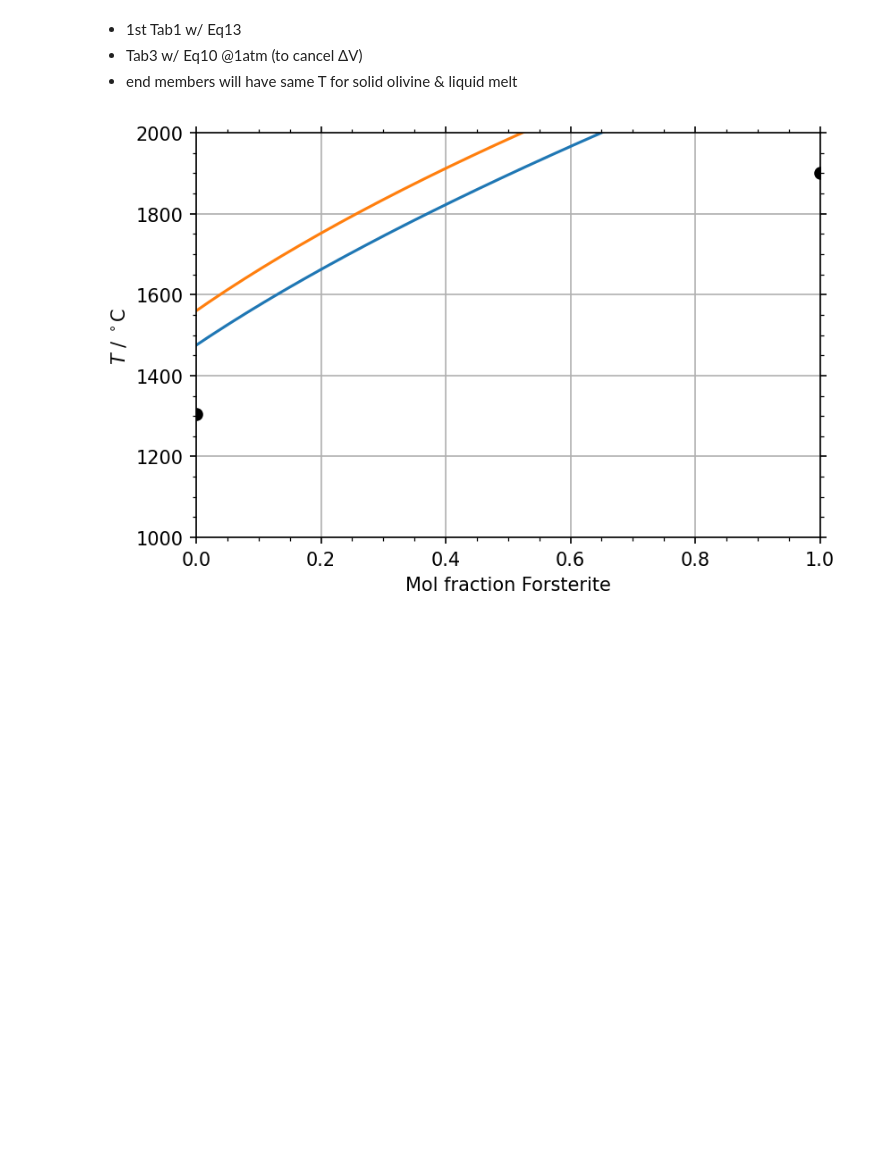
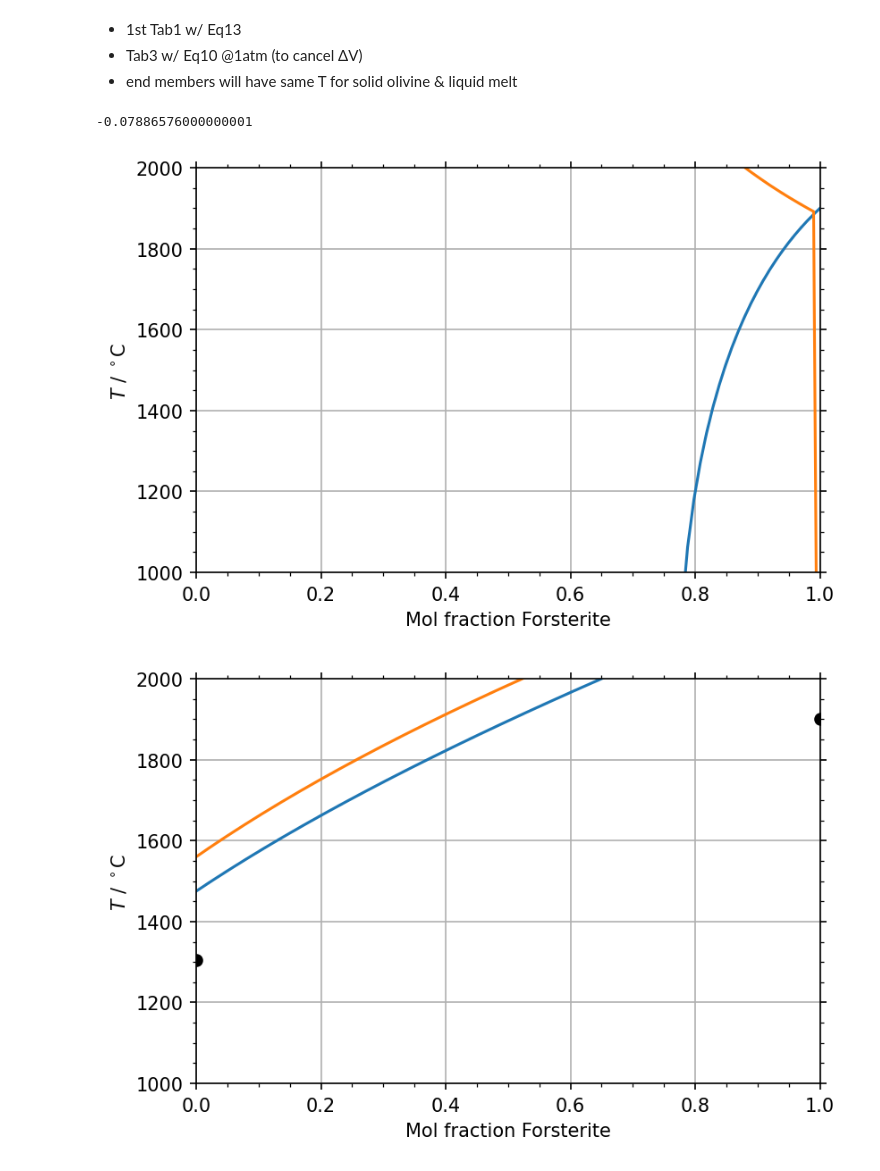
Before and after one commit to sabaronett/geol-710, a Jupyter notebook: PhaseDiagram.ipynb, the cells around one changed output. Cells and saved outputs as stored; diff of their text form; code cells hidden in the pictures; blank space fills up the shorter version.

```diff
--- a/PhaseDiagram.ipynb
+++ b/PhaseDiagram.ipynb
@@ -35,6 +49,59 @@ where $\psi^\alpha$ is the molar proportion of cations in the mineral, $\alpha$,
 # %%
 import matplotlib.pyplot as plt
 import numpy as np
+# %%
+x = 0.2
+A_Fe, B_Fe = 0.299, 0.027
+a = B_Fe
+b = A_Fe*x-B_Fe
+c = 1-(A_Fe+1)*x
+discr = b**2-4*a*c # discriminant
+discr
+# y1 = (-b+np.sqrt(b**2-4*a*c))/2/a
+# y2 = (-b-np.sqrt(b**2-4*a*c))/2/a
+# %% [output]
+-0.07886576000000001
+# %%
+# Physical constants, conversions
+R = 8.31446261815324            # gas constant [J/K/mol] or [m³Pa/K/mol]
+KtoC = -273.15                  # absolute zero in (deg) C
+
+# Table 1. Empirical constants for Eqs. 12 and 13
+A_Fe, B_Fe = 0.299, 0.027
+psi = 2/3                       # molar proportion of cations in olivine
+
+# Table 2. Thermodynamic parameters for olivine components in silicate melts
+DH_Mg, DH_Fe = 113.1e3, 109.9e3 # [J/mol]
+DS_Mg, DS_Fe = 52.05,   69.60   # [J/K/mol]
+
+# Endmember cases
+Fo1 = 1                         # 100% Forsterite (Mg)
+Fo0 = 0                         #   0% Forsterite (Fayalite, Fe)
+x = C_Mg = np.linspace(0, 1, 100)   # molar concentration of Forsterite
+
+# Eq. 13
+a = B_Fe
+b = A_Fe*x-B_Fe
+c = 1-(A_Fe+1)*x
+y = (-b+np.sqrt(b**2-4*a*c))/2/a
+D_Mg = x/y
+D_Fe = (1-x)/(1-y)
+
+# Eq. 10
+Ts_Mg = (DH_Mg/R)/(DS_Mg/R+2*np.log(D_Mg))
+Ts_Fe = (DH_Fe/R)/(DS_Fe/R+2*np.log(D_Fe))
+
+# Plot
+fig, ax = plt.subplots(dpi=150)
+ax.plot(x, Ts_Mg+KtoC)
+ax.plot(x, Ts_Fe+KtoC)
+ax.grid()
+ax.minorticks_on()
+ax.set(xlabel='Mol fraction Forsterite', ylabel=r'$T$ / $^\circ\mathrm{C}$',
+       xlim=(0, 1), ylim=(1000, 2000))
+ax.tick_params(axis='both', which='both', top=True, right=True)
+# %% [output]
+[figure, added]
 # %%
 # Physical constants, conversions
 R = 8.31446261815324            # gas constant [J/K/mol] or [m³Pa/K/mol]
```
Also changed, not shown: parts of 2 cells of this notebook.
